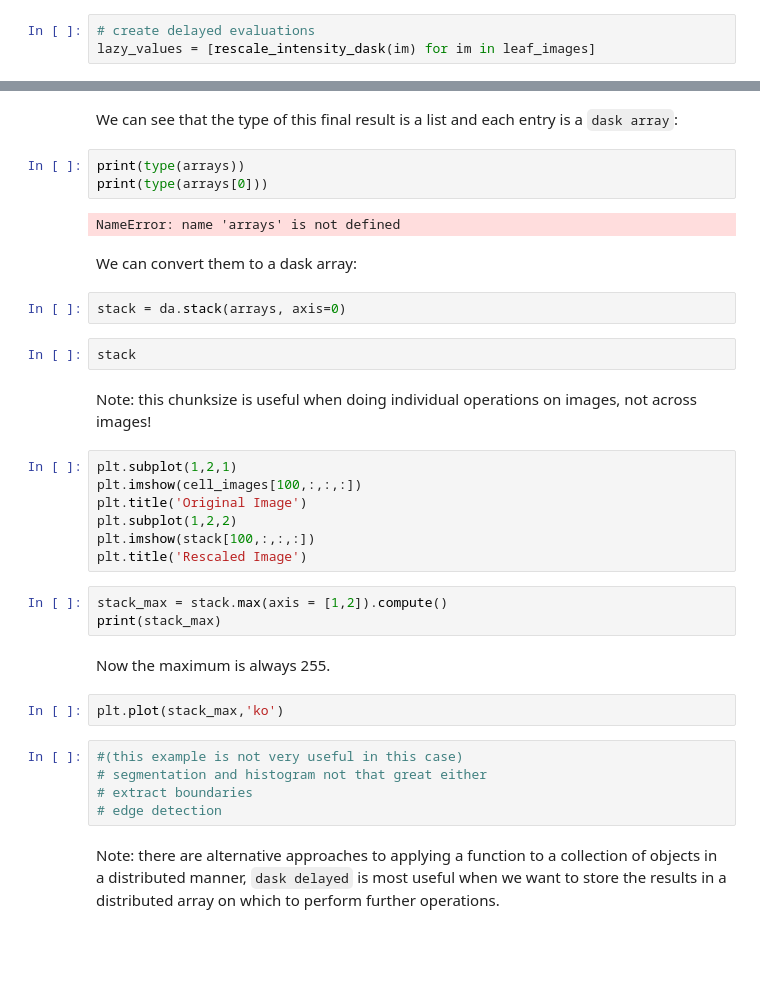
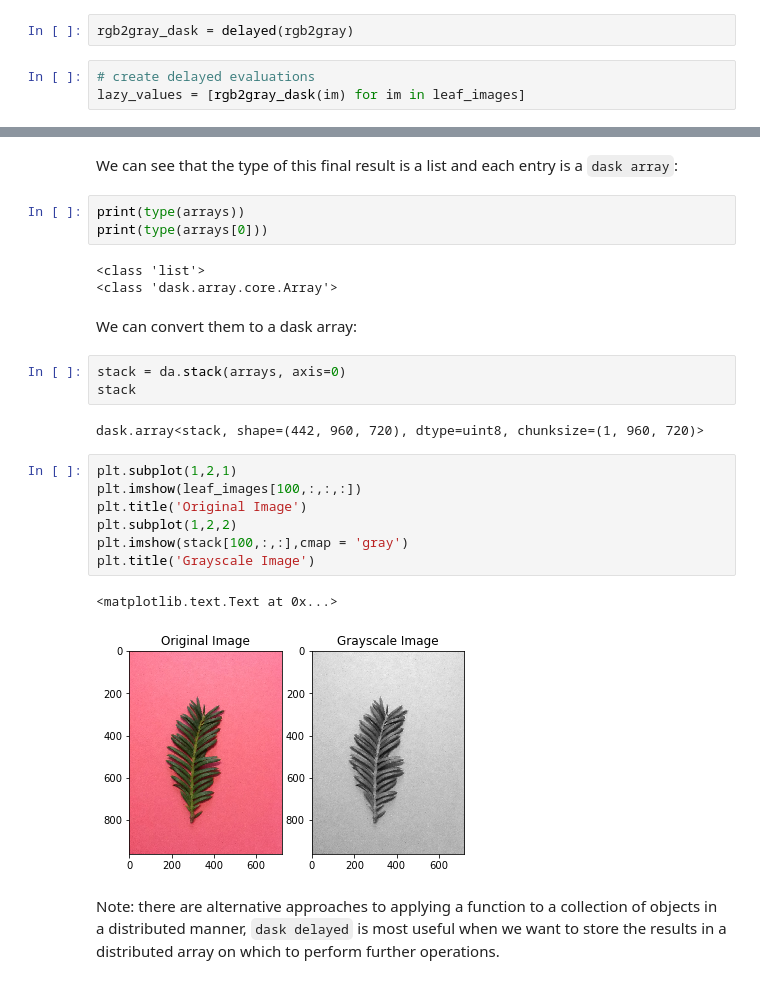
Before and after one commit to valentina-s/Dask_ImageXD_2018, a Jupyter notebook: Dask-Image-Tutorial-leaves.ipynb, the cells around one changed output, grey strips where cells are left out. Cells and saved outputs as stored; diff of their text form; blank space fills up the shorter version.

```diff
--- a/Dask-Image-Tutorial-leaves.ipynb
+++ b/Dask-Image-Tutorial-leaves.ipynb
@@ -430,6 +459,8 @@ rescale_intensity_dask = delayed(rescale_intensity)
+# %%
+rgb2gray_dask = delayed(rgb2gray)
 # %%
 # create delayed evaluations
-lazy_values = [rescale_intensity_dask(im) for im in leaf_images]
+lazy_values = [rgb2gray_dask(im) for im in leaf_images]
 # %%
 # create a list of dask arrays
 arrays = [da.from_delayed(lazy_value, shape=(m,n), dtype=leaf_images.dtype) for lazy_value in lazy_values]
@@ -504,34 +470,25 @@ We can see that the type of this final result is a list and each entry is a `das
 print(type(arrays))
 print(type(arrays[0]))
 # %% [output]
-NameError: name 'arrays' is not defined
+<class 'list'>
+<class 'dask.array.core.Array'>
 # %% [markdown]
 We can convert them to a dask array:
 # %%
 stack = da.stack(arrays, axis=0)
+stack
+# %% [output]
+dask.array<stack, shape=(442, 960, 720), dtype=uint8, chunksize=(1, 960, 720)>
-# %%
-stack
-# %% [markdown]
-Note: this chunksize is useful when doing individual operations on images, not across images!
 # %%
 plt.subplot(1,2,1)
-plt.imshow(cell_images[100,:,:,:])
+plt.imshow(leaf_images[100,:,:,:])
 plt.title('Original Image')
 plt.subplot(1,2,2)
-plt.imshow(stack[100,:,:,:])
-plt.title('Rescaled Image')
+plt.imshow(stack[100,:,:],cmap = 'gray')
+plt.title('Grayscale Image')
+# %% [output]
+<matplotlib.text.Text at 0x...>
+[figure, added]
-# %%
-stack_max = stack.max(axis = [1,2]).compute()
-print(stack_max)
-# %% [markdown]
-Now the maximum is always 255.
-# %%
-plt.plot(stack_max,'ko')
-# %%
-#(this example is not very useful in this case)
-# segmentation and histogram not that great either
-# extract boundaries
-# edge detection
 # %% [markdown]
 Note: there are alternative approaches to applying a function to a collection of objects in a distributed manner, `dask delayed` is most useful when we want to store the results in a distributed array on which to perform further operations.
 # %% [markdown]
```
Also changed, not shown: parts of 62 cells of this notebook.
